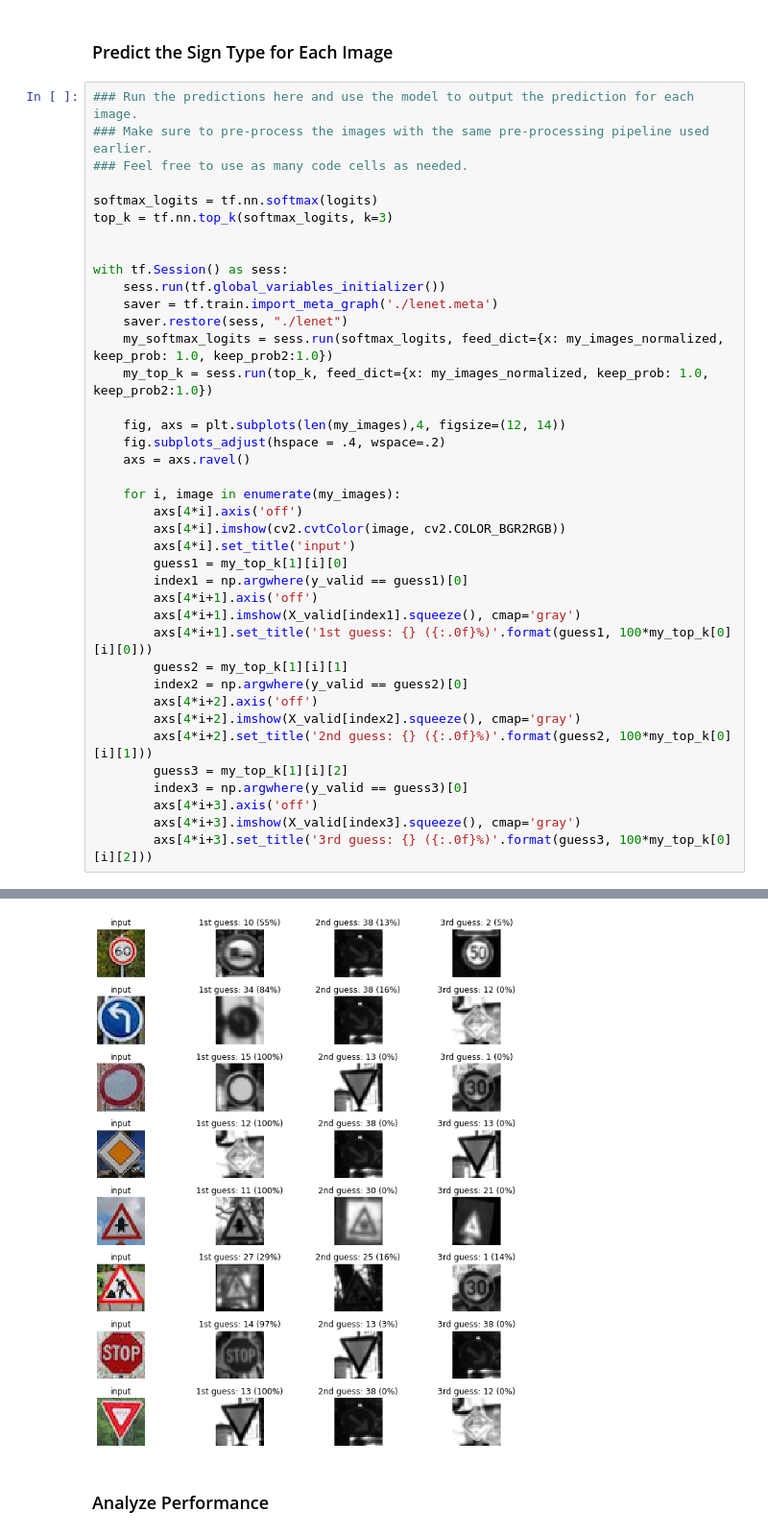
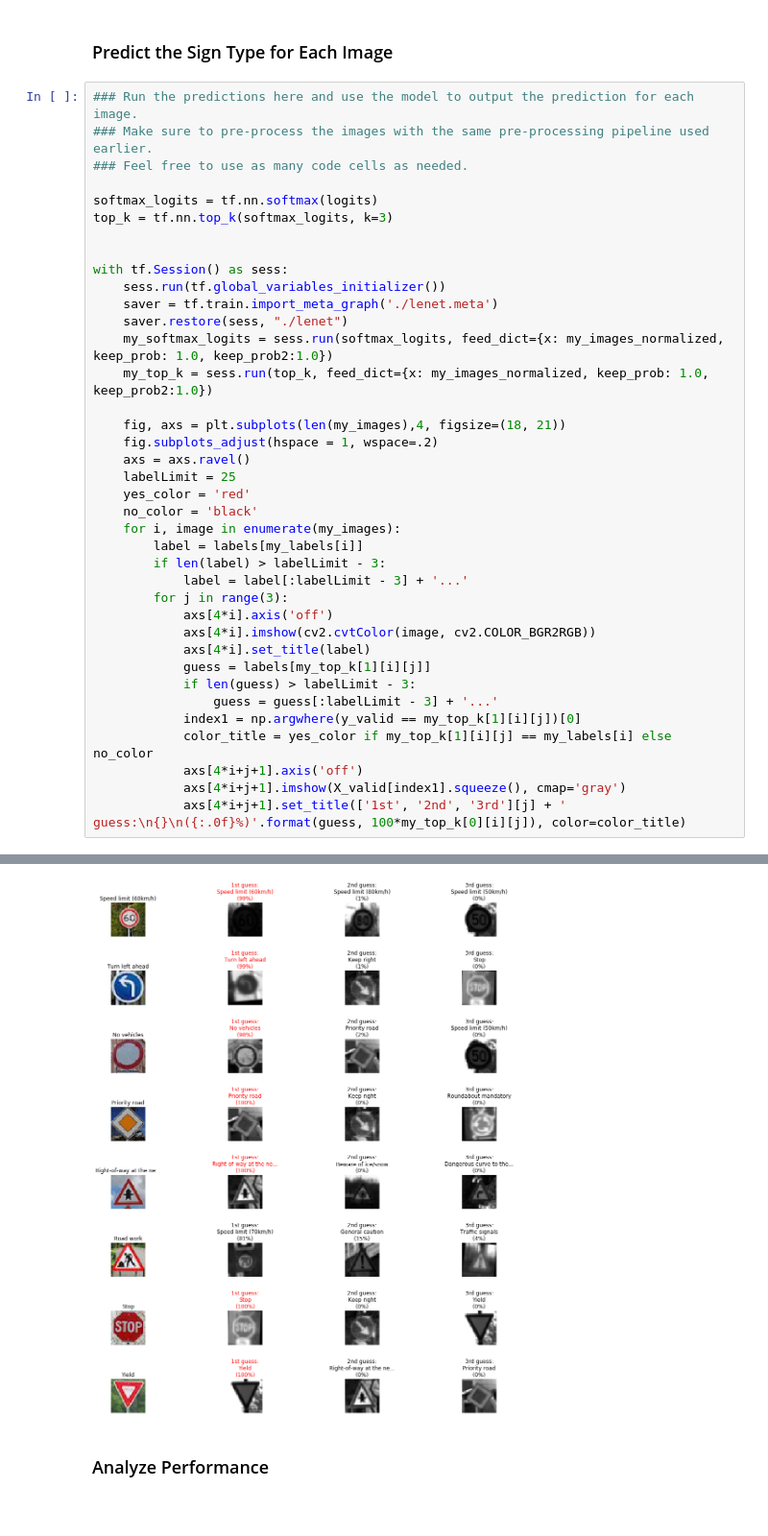
Before and after one commit to wagnergbastos/udacity-SDCNDP-Projetc3, a Jupyter notebook: Traffic_Sign_Classifier.ipynb, the cells around one changed output, grey strips where cells are left out. Shown at 96% size. Saved outputs shown, nothing was run; the diff lists cells and outputs as text; blank space fills up the shorter version.

```diff
--- a/Traffic_Sign_Classifier.ipynb
+++ b/Traffic_Sign_Classifier.ipynb
@@ -540,45 +526,44 @@ print(my_images_normalized.shape)
 # %%
 ### Run the predictions here and use the model to output the prediction for each image.
 ### Make sure to pre-process the images with the same pre-processing pipeline used earlier.
 ### Feel free to use as many code cells as needed.
 
 softmax_logits = tf.nn.softmax(logits)
 top_k = tf.nn.top_k(softmax_logits, k=3)
 
 
 with tf.Session() as sess:
     sess.run(tf.global_variables_initializer())
     saver = tf.train.import_meta_graph('./lenet.meta')
     saver.restore(sess, "./lenet")
     my_softmax_logits = sess.run(softmax_logits, feed_dict={x: my_images_normalized, keep_prob: 1.0, keep_prob2:1.0})
     my_top_k = sess.run(top_k, feed_dict={x: my_images_normalized, keep_prob: 1.0, keep_prob2:1.0})
 
-    fig, axs = plt.subplots(len(my_images),4, figsize=(12, 14))
-    fig.subplots_adjust(hspace = .4, wspace=.2)
+    fig, axs = plt.subplots(len(my_images),4, figsize=(18, 21))
+    fig.subplots_adjust(hspace = 1, wspace=.2)
     axs = axs.ravel()
-
+    labelLimit = 25
+    yes_color = 'red'
+    no_color = 'black'
     for i, image in enumerate(my_images):
-        axs[4*i].axis('off')
-        axs[4*i].imshow(cv2.cvtColor(image, cv2.COLOR_BGR2RGB))
-        axs[4*i].set_title('input')
-        guess1 = my_top_k[1][i][0]
-        index1 = np.argwhere(y_valid == guess1)[0]
-        axs[4*i+1].axis('off')
-        axs[4*i+1].imshow(X_valid[index1].squeeze(), cmap='gray')
-        axs[4*i+1].set_title('1st guess: {} ({:.0f}%)'.format(guess1, 100*my_top_k[0][i][0]))
-        guess2 = my_top_k[1][i][1]
-        index2 = np.argwhere(y_valid == guess2)[0]
-        axs[4*i+2].axis('off')
-        axs[4*i+2].imshow(X_valid[index2].squeeze(), cmap='gray')
-        axs[4*i+2].set_title('2nd guess: {} ({:.0f}%)'.format(guess2, 100*my_top_k[0][i][1]))
-        guess3 = my_top_k[1][i][2]
-        index3 = np.argwhere(y_valid == guess3)[0]
-        axs[4*i+3].axis('off')
-        axs[4*i+3].imshow(X_valid[index3].squeeze(), cmap='gray')
-        axs[4*i+3].set_title('3rd guess: {} ({:.0f}%)'.format(guess3, 100*my_top_k[0][i][2]))
+        label = labels[my_labels[i]]
+        if len(label) > labelLimit - 3:
+            label = label[:labelLimit - 3] + '...'
+        for j in range(3):
+            axs[4*i].axis('off')
+            axs[4*i].imshow(cv2.cvtColor(image, cv2.COLOR_BGR2RGB))
+            axs[4*i].set_title(label)
+            guess = labels[my_top_k[1][i][j]]
+            if len(guess) > labelLimit - 3:
+                guess = guess[:labelLimit - 3] + '...'
+            index1 = np.argwhere(y_valid == my_top_k[1][i][j])[0]
+            color_title = yes_color if my_top_k[1][i][j] == my_labels[i] else no_color
+            axs[4*i+j+1].axis('off')
+            axs[4*i+j+1].imshow(X_valid[index1].squeeze(), cmap='gray')
+            axs[4*i+j+1].set_title(['1st', '2nd', '3rd'][j] + ' guess:\n{}\n({:.0f}%)'.format(guess, 100*my_top_k[0][i][j]), color=color_title)
 # %% [output]
 INFO:tensorflow:Restoring parameters from ./lenet
-[figure, old version]
+[figure, new version]
 # %% [markdown]
 ### Analyze Performance
 # %%
```
Also changed, not shown: parts of 8 cells of this notebook, 4 other files.
